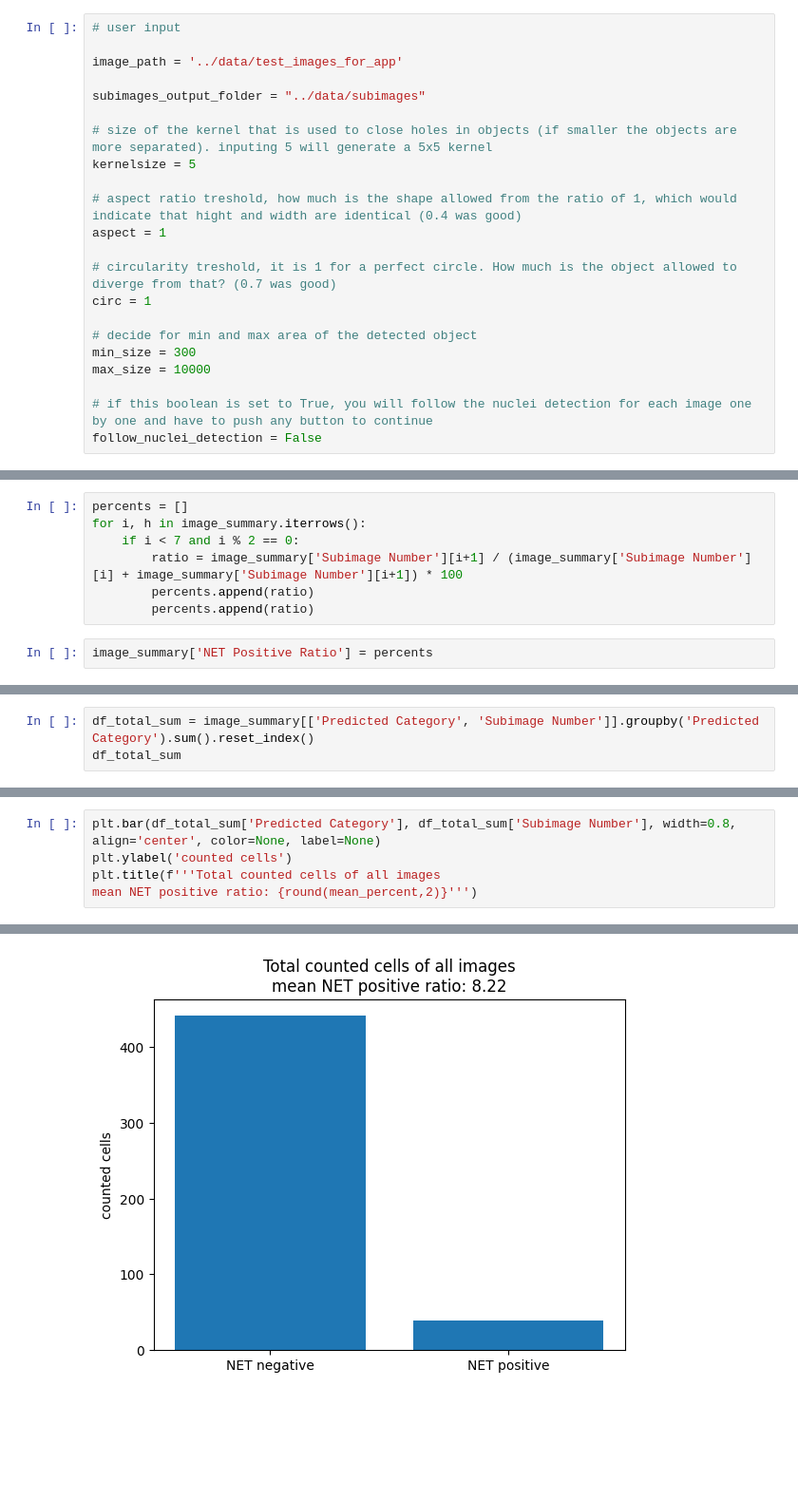
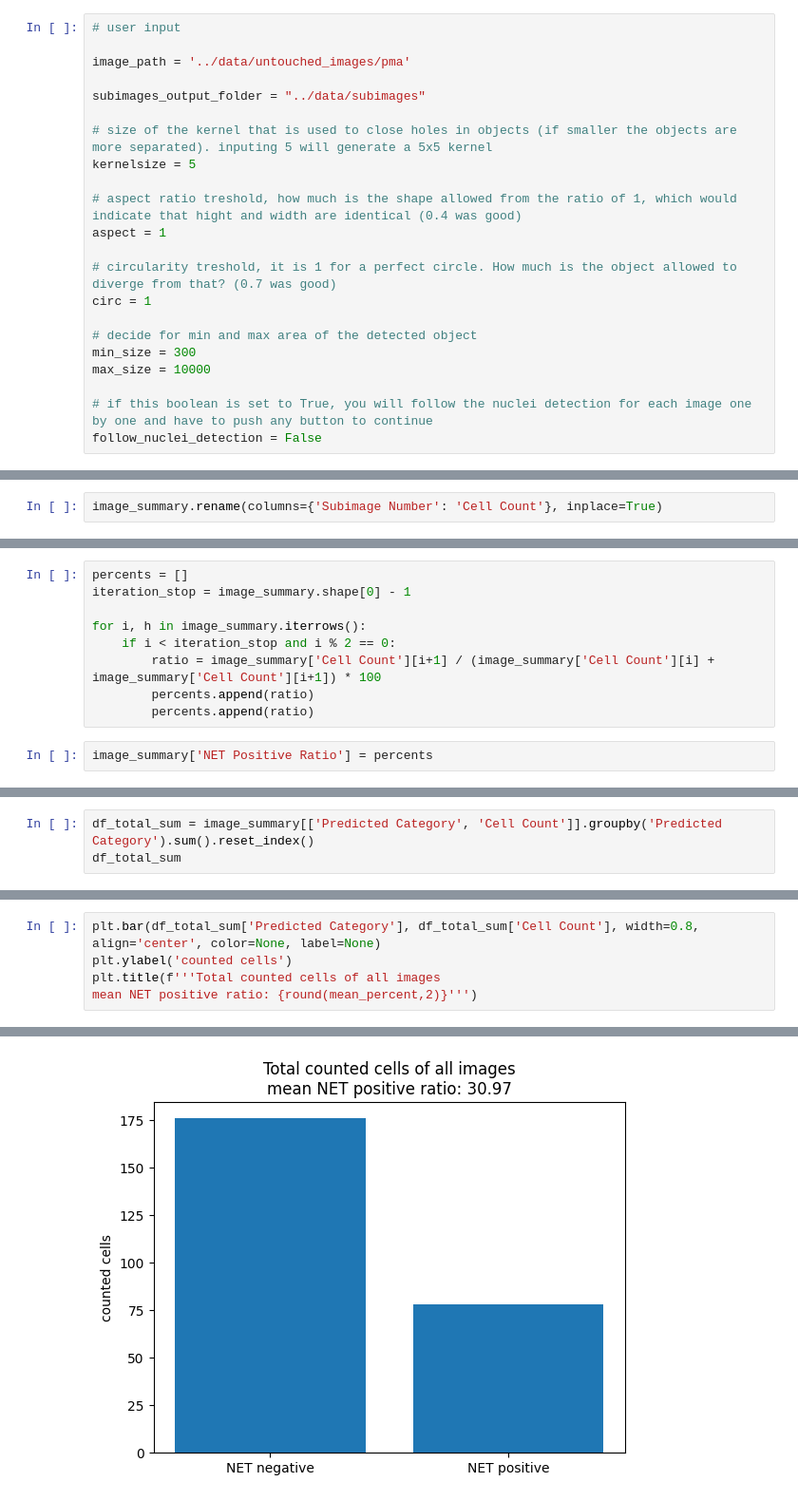
Before and after one commit to Bodegraven1991/Automated-recognition-of-NETs, a Jupyter notebook: subimaging/application.ipynb, the cells around one changed output, grey strips where cells are left out. Shown: that part at 95% size. Cells and saved outputs as stored; diff of their text form; blank space fills up the shorter version.

```diff
--- a/subimaging/application.ipynb
+++ b/subimaging/application.ipynb
@@ -30,7 +30,7 @@ from PIL import Image
 # %%
 # user input
 
-image_path = '../data/test_images_for_app'
+image_path = '../data/untouched_images/pma'
 
 subimages_output_folder = "../data/subimages"
 
@@ -343,5 +339,7 @@ results_df
 # %%
 image_summary = results_df[['Original Image', 'Predicted Category', 'Subimage Number']].groupby(['Original Image','Predicted Category']).count().reset_index()
+# %%
+image_summary.rename(columns={'Subimage Number': 'Cell Count'}, inplace=True)
 # %%
 image_summary['Predicted Category'] = image_summary['Predicted Category'].replace({0: 'NET negative', 1: 'NET positive'})
 # %%
@@ -359,8 +359,10 @@ image_summary
 # %%
 percents = []
+iteration_stop = image_summary.shape[0] - 1
+
 for i, h in image_summary.iterrows():
-    if i < 7 and i % 2 == 0:
-        ratio = image_summary['Subimage Number'][i+1] / (image_summary['Subimage Number'][i] + image_summary['Subimage Number'][i+1]) * 100
+    if i < iteration_stop and i % 2 == 0:
+        ratio = image_summary['Cell Count'][i+1] / (image_summary['Cell Count'][i] + image_summary['Cell Count'][i+1]) * 100
         percents.append(ratio)
         percents.append(ratio)
 # %%
@@ -413,4 +410,4 @@ mean_percent
 # %%
-df_total_sum = image_summary[['Predicted Category', 'Subimage Number']].groupby('Predicted Category').sum().reset_index()
+df_total_sum = image_summary[['Predicted Category', 'Cell Count']].groupby('Predicted Category').sum().reset_index()
 df_total_sum
 # %% [output]
@@ -420,5 +417,5 @@ df_total_sum
 # %%
-plt.bar(df_total_sum['Predicted Category'], df_total_sum['Subimage Number'], width=0.8, align='center', color=None, label=None)
+plt.bar(df_total_sum['Predicted Category'], df_total_sum['Cell Count'], width=0.8, align='center', color=None, label=None)
 plt.ylabel('counted cells')
 plt.title(f'''Total counted cells of all images
 mean NET positive ratio: {round(mean_percent,2)}''')
@@ -427 +424 @@ Text(0.5, 1.0, 'Total counted cells of all images\nmean NET positive ratio: 8.22
-[figure, old version]
+[figure, new version]
```
Also changed, not shown: parts of 15 cells of this notebook, 9 other files.
